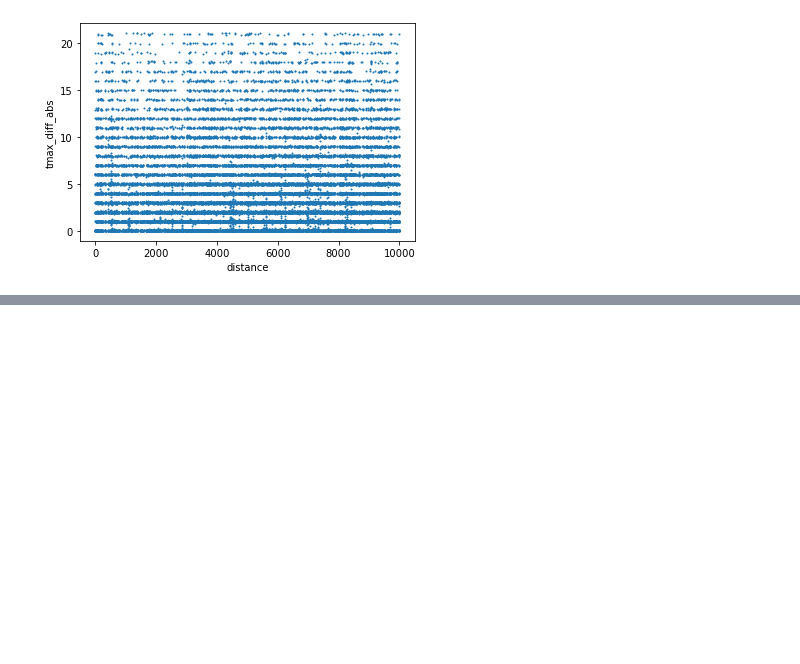
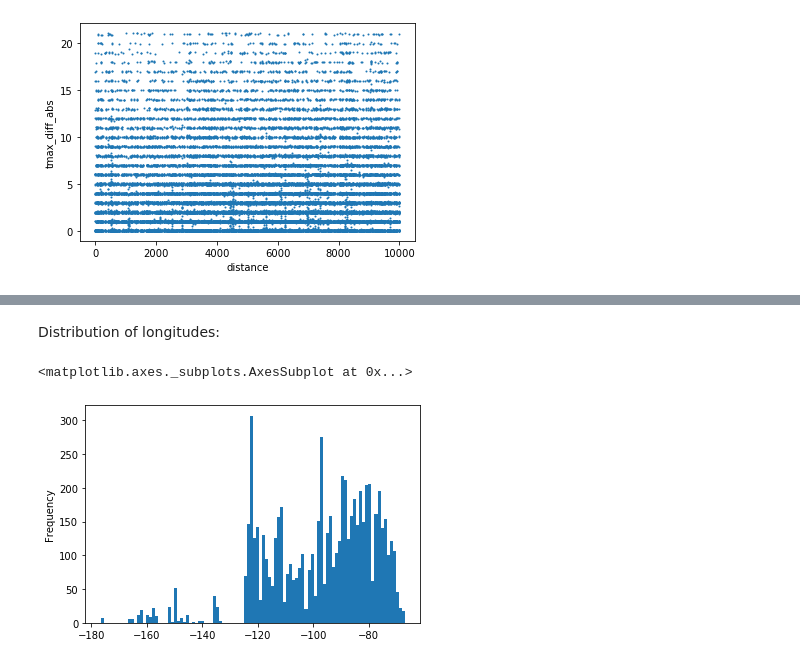
Before and after one commit to DataKind-DC/audubon-cbc, a Jupyter notebook: notebooks/2.0-ijd-eda.ipynb, the cells around one changed output, grey strips where cells are left out. Saved outputs shown, nothing was run; the diff lists cells and outputs as text; code cells hidden in the pictures; blank space fills up the shorter version.

```diff
--- a/notebooks/2.0-ijd-eda.ipynb
+++ b/notebooks/2.0-ijd-eda.ipynb
@@ -382,0 +466,7 @@ df_paired_noout.plot.scatter(x='distance',
+# %% [markdown]
+Distribution of longitudes:
+# %%
+df_paired_noout_1deg.loc[df_paired_noout_1deg['lon'] < 0.0, 'lon'].plot.hist(bins=100)
+# %% [output]
+<matplotlib.axes._subplots.AxesSubplot at 0x...>
+[figure, added]
```
Also changed, not shown: parts of 33 cells of this notebook, 1 other file.
